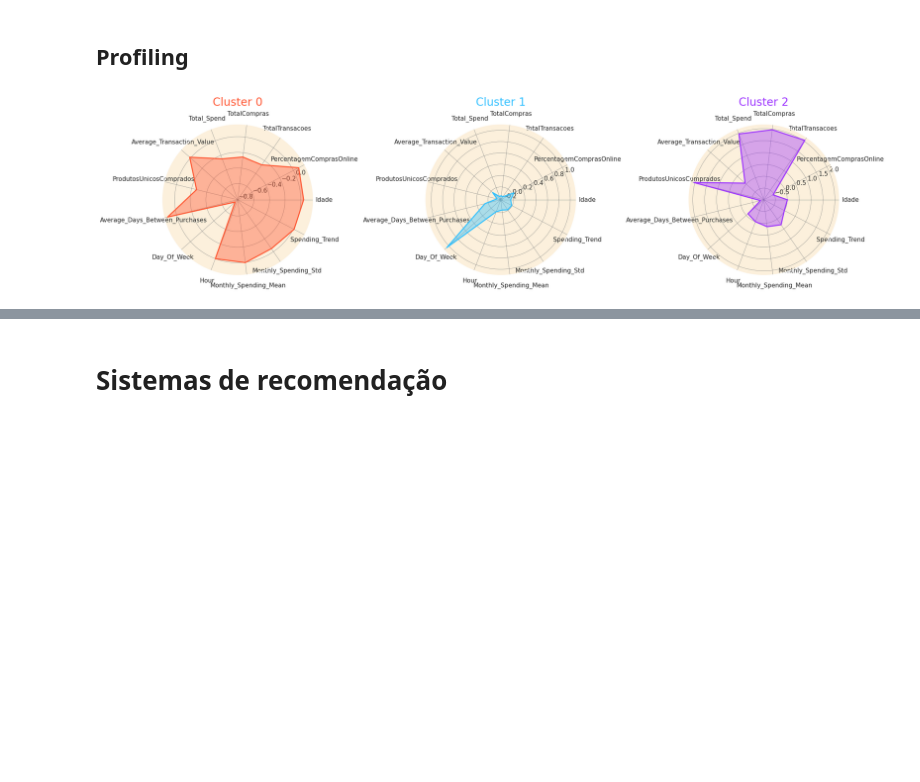
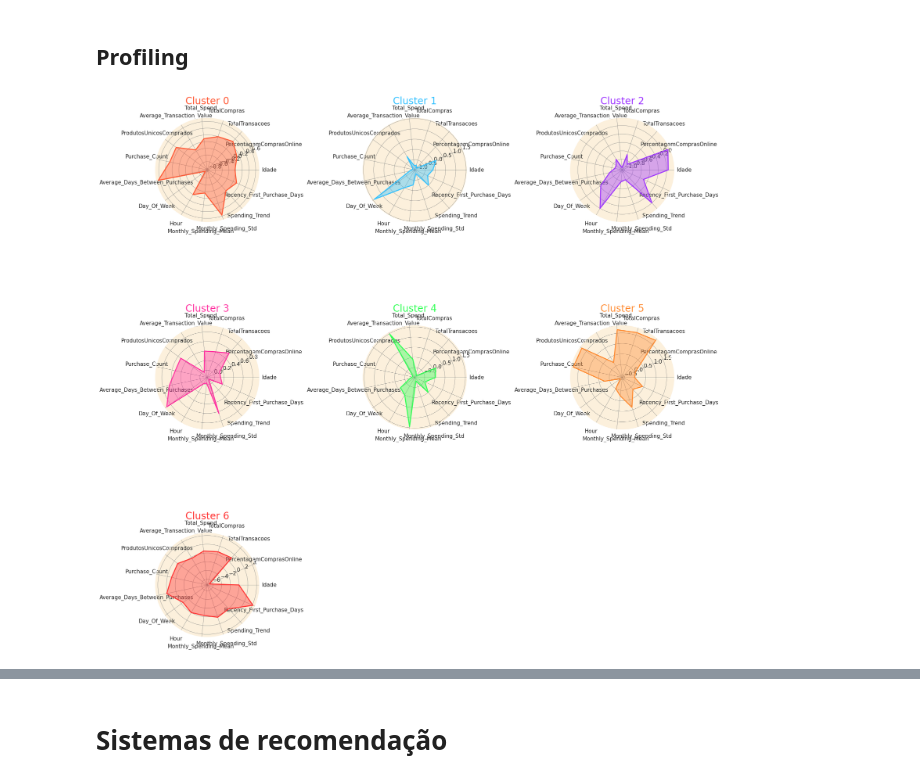
Before and after one commit to Vasco-Faria/DW-TP, a Jupyter notebook: customer_segmentation_recommendation.ipynb, the cells around one changed output, grey strips where cells are left out. Saved outputs shown, nothing was run; the diff lists cells and outputs as text; code cells hidden in the pictures; blank space fills up the shorter version.

```diff
--- a/customer_segmentation_recommendation.ipynb
+++ b/customer_segmentation_recommendation.ipynb
@@ -320,6 +350,8 @@ df_clientes.head(3)
 ### Frequencia
 Total de transações e de produtos comprados
 # %%
+df_vendas['VendaId'] = df_vendas['DataId'].astype(str) + '_' + df_vendas['ClienteId'].astype(str)
+
 total_transacoes = df_vendas.groupby('ClienteId')['VendaId'].nunique().reset_index()
 total_transacoes.rename(columns={'VendaId': 'TotalTransacoes'}, inplace=True)
 
@@ -443,5 +518,9 @@ if 'customer_data' not in locals():
 customer_data = pd.merge(customer_data, seasonal_buying_patterns, on='ClienteId', how='left')
 customer_data = pd.merge(customer_data, spending_trends, on='ClienteId', how='left')
 
+customer_data['Monthly_Spending_Mean'] = customer_data['Monthly_Spending_Mean'].apply(lambda x: -1 if x == 0.0 else x)
+customer_data['Spending_Trend'] = customer_data['Spending_Trend'].apply(lambda x: -1 if x == 0.0 else x)
+customer_data['Monthly_Spending_Std'] = customer_data['Monthly_Spending_Std'].apply(lambda x: -1 if x == 0.0 else x)
+
 customer_data.head(3)
 # %% [output]
@@ -594,7 +708,7 @@ plt.show()
 scaler = StandardScaler()
 
 # List of columns that don't need to be scaled
-columns_to_exclude = ['ClienteId', 'Day_Of_Week', 'Nome', 'Sexo', 'DataId', 'DataCompra', 'InvoiceDay', 'Favorite_Shopping_Day', 'Concelho', 'Distrito', 'DataNascimento', 'EstadoCivil', 'Profissao', 'CategoriaFavorita']
+columns_to_exclude = ['ClienteId', 'Day_Of_Week', 'Nome', 'Sexo', 'DataId', 'DataCompra', 'InvoiceDay', 'Favorite_Shopping_Day', 'Concelho', 'Distrito', 'DataNascimento', 'EstadoCivil', 'Profissão', 'CategoriaFavorita']
 
 # List of columns that need to be scaled
 columns_to_scale = customer_data_cleaned.columns.difference(columns_to_exclude)
@@ -839,19 +956,16 @@ silhouette_analysis(customer_data_numeric_imputed, 3, 12, figsize=(20, 50))
 # %% [markdown]
 ### Clustering com k-means
 # %%
-# Apply KMeans clustering using the optimal k
-kmeans = KMeans(n_clusters=3, init='k-means++', n_init=10, max_iter=100, random_state=0)
+# Apply KMeans clustering with 7 clusters
+kmeans = KMeans(n_clusters=7, init='k-means++', n_init=10, max_iter=100, random_state=0)
 kmeans.fit(customer_data_numeric_imputed)
 
 # Get the frequency of each cluster
 cluster_frequencies = Counter(kmeans.labels_)
 
-# Create a mapping from old labels to new labels based on frequency
+# Create a mapping from old labels to new labels based on frequency (most common becomes 0, etc.)
 label_mapping = {label: new_label for new_label, (label, _) in
                  enumerate(cluster_frequencies.most_common())}
-
-# Reverse the mapping to assign labels as per your criteria
-label_mapping = {v: k for k, v in {2: 1, 1: 0, 0: 2}.items()}
 
 # Apply the mapping to get the new labels
 new_labels = np.array([label_mapping[label] for label in kmeans.labels_])
@@ -988,46 +1099,53 @@ df_customer_standardized['cluster'] = df_customer['cluster']
 
 # Calculate the centroids of each cluster
 cluster_centroids = df_customer_standardized.groupby('cluster').mean()
 
 # Function to create a radar chart
 def create_radar_chart(ax, angles, data, color, cluster):
     # Plot and fill
     ax.fill(angles, data, color=color, alpha=0.4)
     ax.plot(angles, data, color=color, linewidth=2, linestyle='solid')
     ax.set_title(f'Cluster {cluster}', size=20, color=color, y=1.1)
 
 # Labels and number of variables
 labels = np.array(cluster_centroids.columns)
 num_vars = len(labels)
 
 # Compute angles for radar chart
 angles = np.linspace(0, 2 * np.pi, num_vars, endpoint=False).tolist()
 
 # Complete the loop for circular radar
 labels = np.concatenate((labels, [labels[0]]))
 angles += angles[:1]
 
-# Colors for clusters (customize as needed)
-colors = ['#FF5733', '#33C1FF', '#9D33FF']  # Add or change depending on number of clusters
+colors = ['#FF5733', '#33C1FF', '#9D33FF', '#FF33A1', '#33FF57', '#FF8C33', '#FF3333']
 
-# Initialize radar chart figure
-fig, ax = plt.subplots(figsize=(20, 10), subplot_kw=dict(polar=True), nrows=1, ncols=3)
+n_clusters = 7
+nrows = 3
+ncols = 3
 
-# Create radar charts for each cluster
-for i, color in enumerate(colors):
+fig, axs = plt.subplots(figsize=(6 * ncols, 6 * nrows),
+                        subplot_kw=dict(polar=True),
+                        nrows=nrows,
+                        ncols=ncols)
+
+axs = axs.flatten()
+
+for i in range(n_clusters):
     data = cluster_centroids.loc[i].tolist()
-    data += data[:1]  # Complete the loop
-    create_radar_chart(ax[i], angles, data, color, i)
+    data += data[:1]
+    create_radar_chart(axs[i], angles, data, colors[i], i)
 
-    # Add labels and grid for each subplot
-    ax[i].set_xticks(angles[:-1])
-    ax[i].set_xticklabels(labels[:-1])
-    ax[i].grid(color='grey', linewidth=0.5)
+    axs[i].set_xticks(angles[:-1])
+    axs[i].set_xticklabels(labels[:-1])
+    axs[i].grid(color='grey', linewidth=0.5)
 
-# Adjust layout and display
+for j in range(n_clusters, len(axs)):
+    fig.delaxes(axs[j])
+
 plt.tight_layout()
 plt.show()
 # %% [output]
-[figure, old version]
+[figure, new version]
 # %%
 import matplotlib.cm as cm
```
Also changed, not shown: parts of 65 cells of this notebook, 6 other files.
